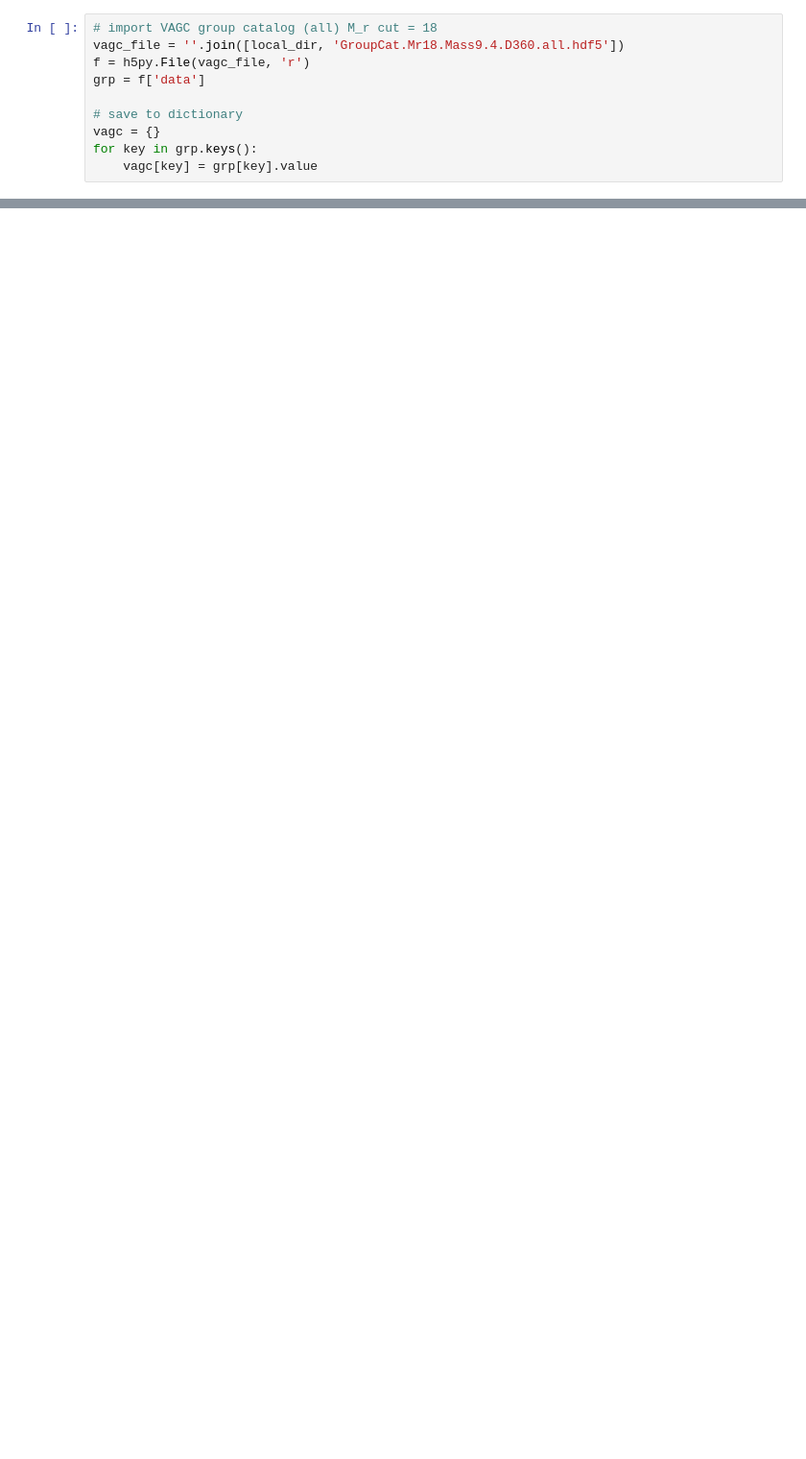
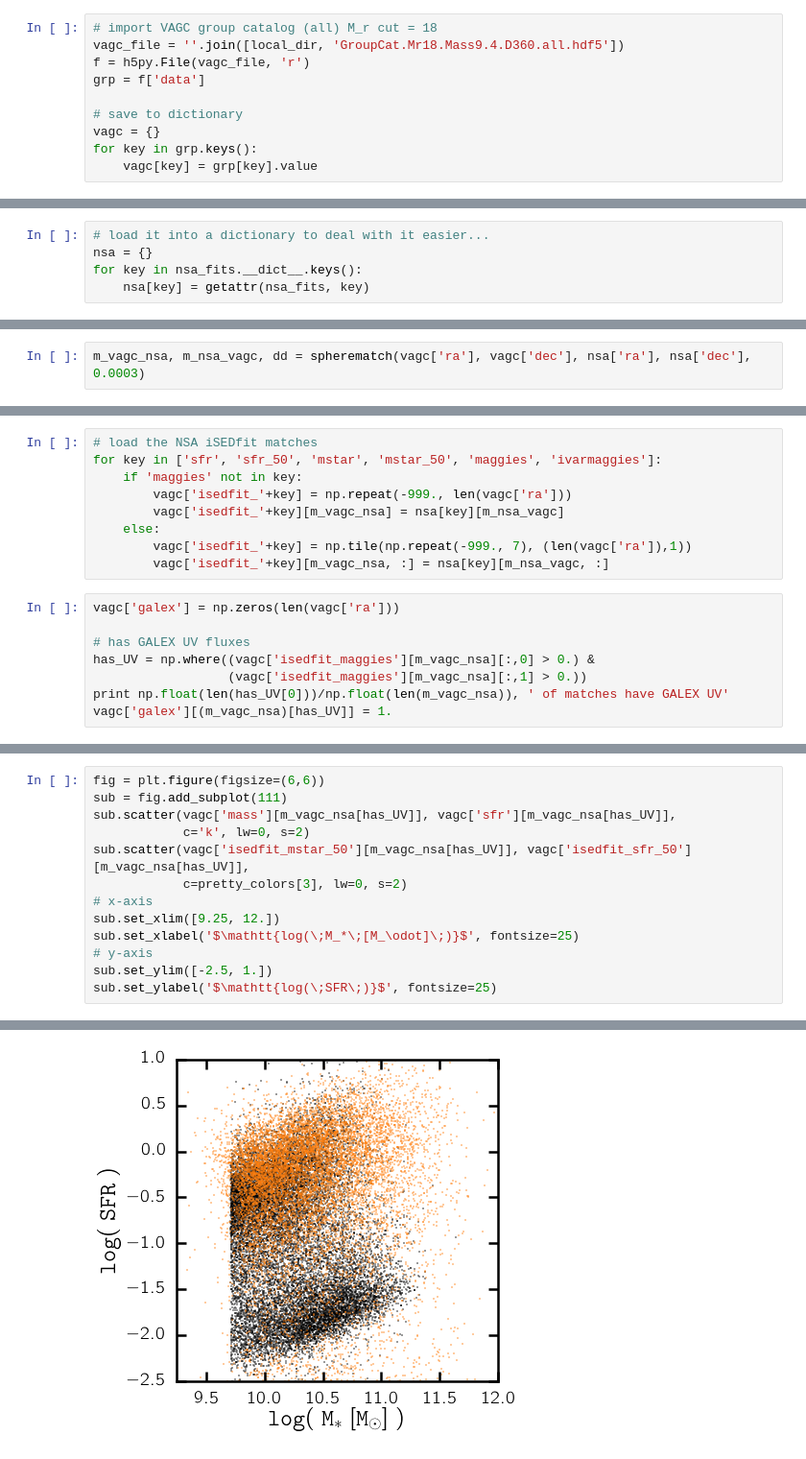
Before and after one commit to changhoonhahn/central_quenching, a Jupyter notebook: CenQue/ref_report_Major1.ipynb, the cells around one changed output, grey strips where cells are left out. Shown at 96% size. Saved outputs shown, nothing was run; the diff lists cells and outputs as text; blank space fills up the shorter version.

```diff
--- a/CenQue/ref_report_Major1.ipynb
+++ b/CenQue/ref_report_Major1.ipynb
@@ -32,0 +54,5 @@ for key in grp.keys():
+# %%
+# load it into a dictionary to deal with it easier...
+nsa = {}
+for key in nsa_fits.__dict__.keys():
+    nsa[key] = getattr(nsa_fits, key)
@@ -32,0 +62,2 @@ for key in grp.keys():
+# %%
+m_vagc_nsa, m_nsa_vagc, dd = spherematch(vagc['ra'], vagc['dec'], nsa['ra'], nsa['dec'], 0.0003)
@@ -32,0 +68,17 @@ for key in grp.keys():
+# %%
+# load the NSA iSEDfit matches
+for key in ['sfr', 'sfr_50', 'mstar', 'mstar_50', 'maggies', 'ivarmaggies']:
+    if 'maggies' not in key:
+        vagc['isedfit_'+key] = np.repeat(-999., len(vagc['ra']))
+        vagc['isedfit_'+key][m_vagc_nsa] = nsa[key][m_nsa_vagc]
+    else:
+        vagc['isedfit_'+key] = np.tile(np.repeat(-999., 7), (len(vagc['ra']),1))
+        vagc['isedfit_'+key][m_vagc_nsa, :] = nsa[key][m_nsa_vagc, :]
+# %%
+vagc['galex'] = np.zeros(len(vagc['ra']))
+
+# has GALEX UV fluxes
+has_UV = np.where((vagc['isedfit_maggies'][m_vagc_nsa][:,0] > 0.) &
+                  (vagc['isedfit_maggies'][m_vagc_nsa][:,1] > 0.))
+print np.float(len(has_UV[0]))/np.float(len(m_vagc_nsa)), ' of matches have GALEX UV'
+vagc['galex'][(m_vagc_nsa)[has_UV]] = 1.
@@ -32,0 +166,14 @@ for key in grp.keys():
+# %%
+fig = plt.figure(figsize=(6,6))
+sub = fig.add_subplot(111)
+sub.scatter(vagc['mass'][m_vagc_nsa[has_UV]], vagc['sfr'][m_vagc_nsa[has_UV]],
+            c='k', lw=0, s=2)
+sub.scatter(vagc['isedfit_mstar_50'][m_vagc_nsa[has_UV]], vagc['isedfit_sfr_50'][m_vagc_nsa[has_UV]],
+            c=pretty_colors[3], lw=0, s=2)
+# x-axis
+sub.set_xlim([9.25, 12.])
+sub.set_xlabel('$\mathtt{log(\;M_*\;[M_\odot]\;)}$', fontsize=25)
+# y-axis
+sub.set_ylim([-2.5, 1.])
+sub.set_ylabel('$\mathtt{log(\;SFR\;)}$', fontsize=25)
+# %% [output]
@@ -32,0 +181 @@ for key in grp.keys():
+[figure, added]
```
Also changed, not shown: parts of 36 cells of this notebook.
